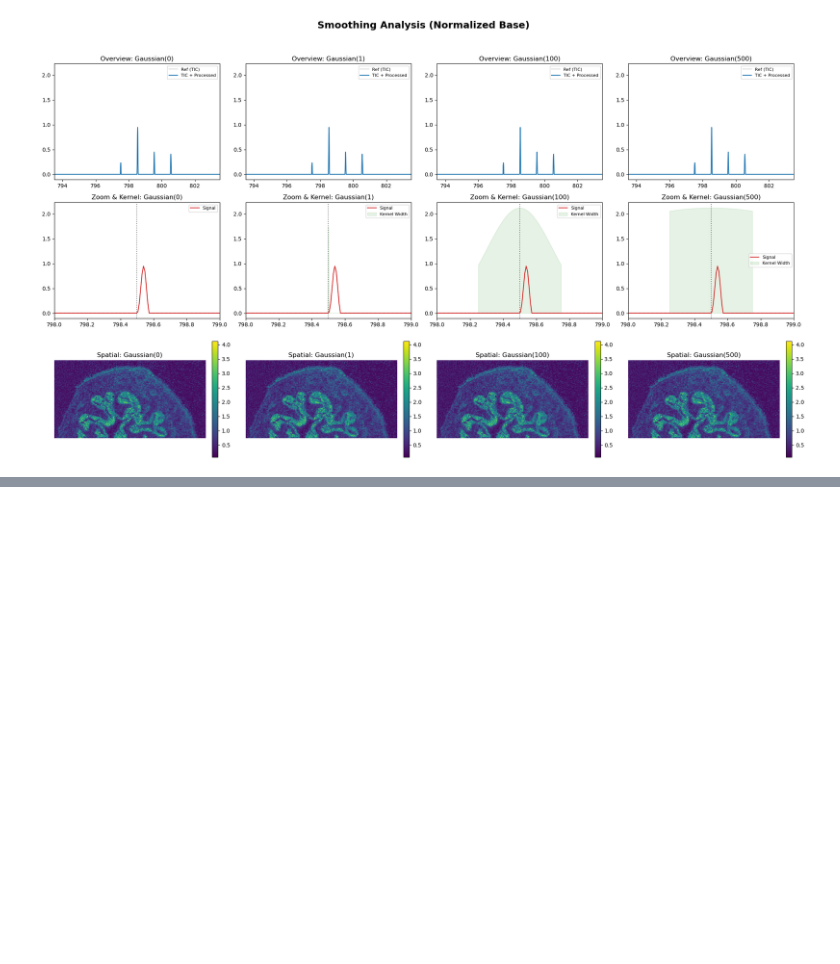
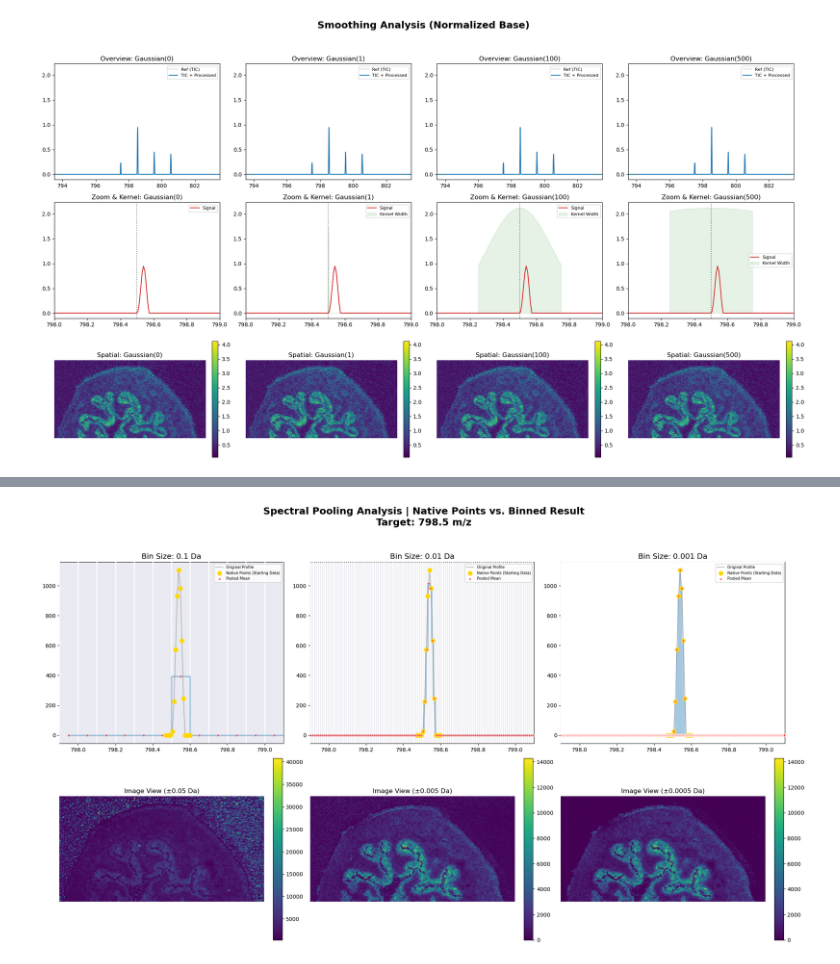
Before and after one commit to maxi7524/IMSAutoEncoderWrapper, a Jupyter notebook: tutorials/presentation.ipynb, the cells around one changed output, grey strips where cells are left out. Cells and saved outputs as stored; diff of their text form; code cells hidden in the pictures; blank space fills up the shorter version.

```diff
--- a/tutorials/presentation.ipynb
+++ b/tutorials/presentation.ipynb
@@ -295,0 +390,88 @@ compare_smoothing(reader_real, normalization="TIC")
+# %%
+import matplotlib.pyplot as plt
+import m2aia as m2
+import numpy as np
+
+# --- CONFIGURATION ---
+TARGET_MZ = 798.5
+TOLERANCE = 50
+ZOOM_WINDOW = 0.6  # Viewport for the spectrum zoom
+
+def compare_pooling_with_images_v2(reader, densities):
+    """
+    Compares the effect of spectral binning (pooling) on both
+    the spectrum profile and the resulting ion images,
+    with original spectral points shown in the background.
+    """
+    # 1. Get High-Resolution Reference from the reader
+    # This represents the actual raw data points measured by the instrument
+    mzs_orig, ints_orig = reader.GetSpectrum(15000)
+    mask = (mzs_orig >= TARGET_MZ - ZOOM_WINDOW) & (mzs_orig <= TARGET_MZ + ZOOM_WINDOW)
+    mzs_p = mzs_orig[mask]
+    ints_p = ints_orig[mask]
+
+    # Create a grid: Row 0 for Spectrums, Row 1 for Ion Images
+    fig, axes = plt.subplots(2, 3, figsize=(20, 12))
+    fig.suptitle(f"Spectral Pooling Analysis | Native Points vs. Binned Result\nTarget: {TARGET_MZ} m/z",
+                 fontsize=18, fontweight='bold')
+
+    for i, d in enumerate(densities):
+        # --- SPECTRUM VISUALIZATION (TOP ROW) ---
+        ax_spec = axes[0, i]
+
+        # Define bin edges (White vertical lines)
+        bins = np.arange(TARGET_MZ - ZOOM_WINDOW, TARGET_MZ + ZOOM_WINDOW + d, d)
+
+        # Calculate Mean Pooling
+        bin_centers = []
+        bin_values = []
+        for j in range(len(bins)-1):
+            b_mask = (mzs_p >= bins[j]) & (mzs_p < bins[j+1])
+            center = (bins[j] + bins[j+1]) / 2
+            bin_centers.append(center)
+            bin_values.append(np.mean(ints_p[b_mask]) if any(b_mask) else 0)
+
+        # A. Background: Original Profile Line
+        ax_spec.plot(mzs_p, ints_p, color='gray', label='Original Profile', zorder=9, alpha=0.5)
+
+        # B. Background: NATIVE SPECTRAL POINTS (The "Starting Points")
+        # These are the actual raw data points from the sensor
+        ax_spec.scatter(mzs_p, ints_p, color='gold', s=60,
+                        label='Native Points (Starting Data)', zorder=10)
+
+        # C. Bin boundaries (White vertical lines)
+        for b in bins:
+            ax_spec.axvline(x=b, color='white', linestyle='-', linewidth=2, zorder=3)
+
+        # D. Pooled result (Step plot)
+        ax_spec.step(bin_centers, bin_values, where='mid', color='tab:blue', linewidth=2.5, zorder=4, alpha=0.4)
+
+        # E. Pooled sampling points (Red dots)
+        ax_spec.scatter(bin_centers, bin_values, color='red', s=20, edgecolors='white',
+                        zorder=13, label='Pooled Mean', alpha=0.5)
+
+        ax_spec.set_title(f"Bin Size: {d} Da", fontsize=14)
+        ax_spec.set_facecolor('#eaeaf2')
+        ax_spec.set_xlim(TARGET_MZ - ZOOM_WINDOW, TARGET_MZ + ZOOM_WINDOW)
+        ax_spec.legend(loc='upper right', fontsize='x-small')
+
+        # --- ION IMAGE VISUALIZATION (BOTTOM ROW) ---
+        ax_img = axes[1, i]
+
+        # Adjusting tolerance to match the bin width for the ion image
+        tol_ppm = (d / 2) / TARGET_MZ * 1e6
+        img = reader.GetArray(TARGET_MZ, tol_ppm, np.float32, False)
+        img_data = np.asarray(img).squeeze()
+
+        im = ax_img.imshow(img_data, cmap='viridis')
+        ax_img.set_title(f"Image View (±{d/2} Da)", fontsize=12)
+        ax_img.axis('off')
+        plt.colorbar(im, ax=ax_img, fraction=0.046, pad=0.04)
+
+    plt.tight_layout(rect=[0, 0.03, 1, 0.95])
+    plt.show()
+
+# Execute the final comparison
+compare_pooling_with_images_v2(reader_real, [0.1, 0.01, 0.001])
+# %% [output]
+[figure, added]
```
Also changed, not shown: parts of 9 cells of this notebook, 9 other files.
